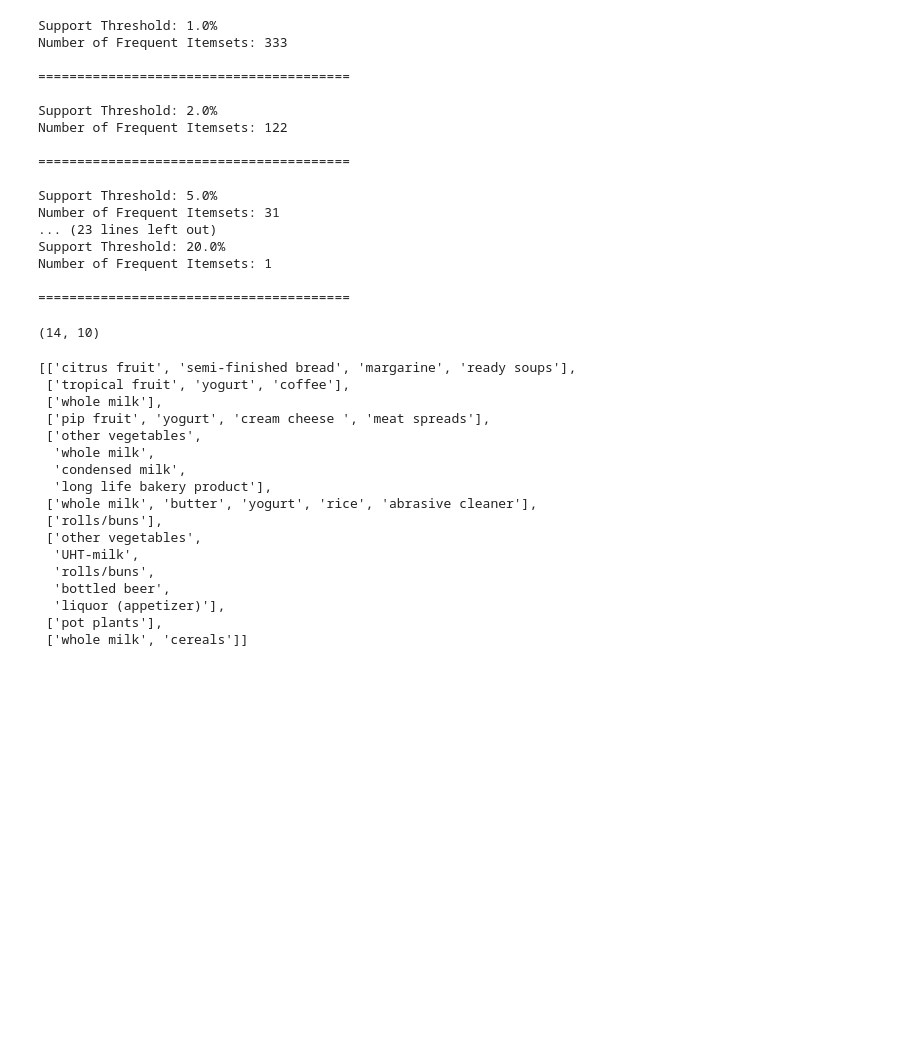
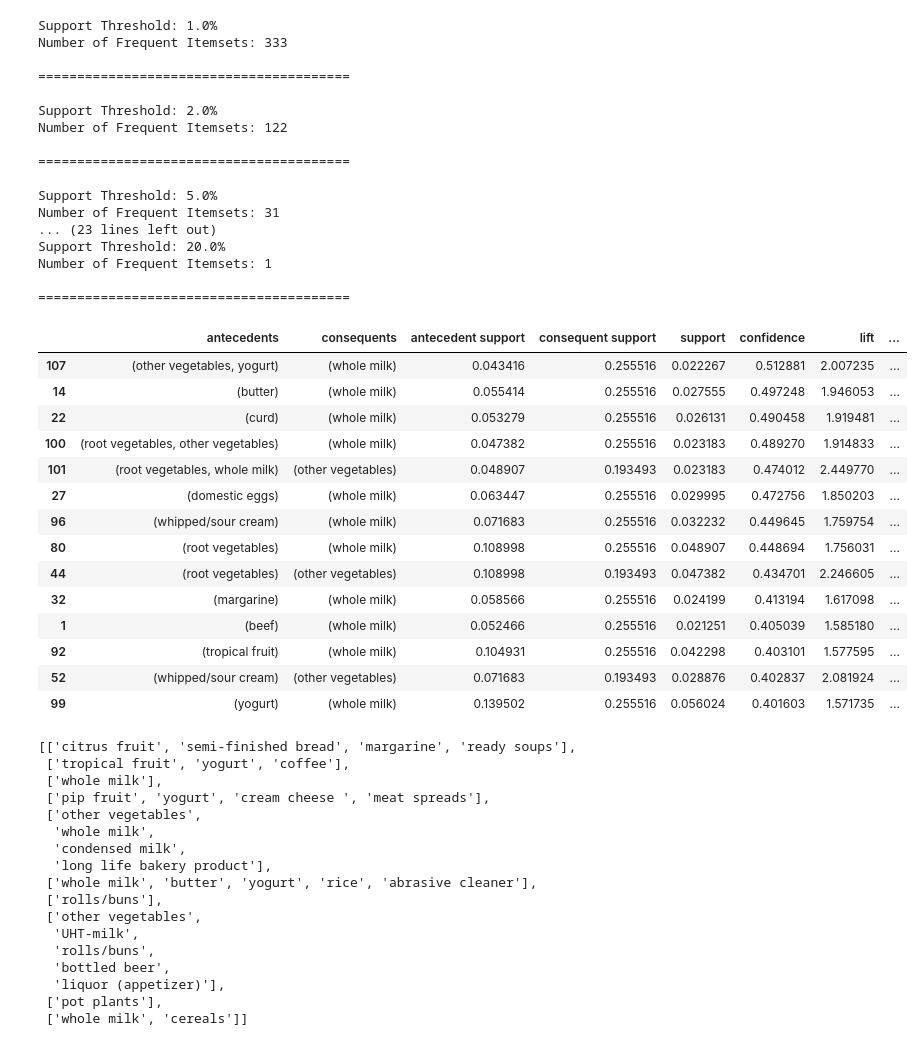
Before and after one commit to MarwaneData/Market-Basket-Analysis-Parameters, a Jupyter notebook: code.ipynb, the cells around one changed output. Saved outputs shown, nothing was run; the diff lists cells and outputs as text; code cells hidden in the pictures; blank space fills up the shorter version.

```diff
--- a/code.ipynb
+++ b/code.ipynb
@@ -126,22 +149,36 @@ Number of Frequent Itemsets: 1
 # %%
 # Use Apriori to find frequent item sets
 frequent_itemsets = apriori(oht, min_support=0.021, use_colnames=True)
 
 # Find association rules
 association_rules_df = association_rules(frequent_itemsets, metric='lift', min_threshold=1)
 min_confidence = 0.4
 min_lift = 1
 min_length = 1
 
 filtered_rules = association_rules_df[
     (association_rules_df['confidence'] >= min_confidence) &
     (association_rules_df['lift'] >= min_lift) &
     (association_rules_df['antecedents'].apply(lambda x: len(x)) >= min_length)
 ]
 
 # Display the filtered association rules sorted by confidence
 filtered_rules = filtered_rules.sort_values(by=['confidence'], ascending=False)
-filtered_rules.shape
+filtered_rules
 # %% [output]
-(14, 10)
+|  | antecedents | consequents | antecedent support | consequent support | support | confidence | lift | ... |
+| 107 | (other vegetables, yogurt) | (whole milk) | 0.043416 | 0.255516 | 0.022267 | 0.512881 | 2.007235 | ... |
+| 14 | (butter) | (whole milk) | 0.055414 | 0.255516 | 0.027555 | 0.497248 | 1.946053 | ... |
+| 22 | (curd) | (whole milk) | 0.053279 | 0.255516 | 0.026131 | 0.490458 | 1.919481 | ... |
+| 100 | (root vegetables, other vegetables) | (whole milk) | 0.047382 | 0.255516 | 0.023183 | 0.489270 | 1.914833 | ... |
+| 101 | (root vegetables, whole milk) | (other vegetables) | 0.048907 | 0.193493 | 0.023183 | 0.474012 | 2.449770 | ... |
+| 27 | (domestic eggs) | (whole milk) | 0.063447 | 0.255516 | 0.029995 | 0.472756 | 1.850203 | ... |
+| 96 | (whipped/sour cream) | (whole milk) | 0.071683 | 0.255516 | 0.032232 | 0.449645 | 1.759754 | ... |
+| 80 | (root vegetables) | (whole milk) | 0.108998 | 0.255516 | 0.048907 | 0.448694 | 1.756031 | ... |
+| 44 | (root vegetables) | (other vegetables) | 0.108998 | 0.193493 | 0.047382 | 0.434701 | 2.246605 | ... |
+| 32 | (margarine) | (whole milk) | 0.058566 | 0.255516 | 0.024199 | 0.413194 | 1.617098 | ... |
+| 1 | (beef) | (whole milk) | 0.052466 | 0.255516 | 0.021251 | 0.405039 | 1.585180 | ... |
+| 92 | (tropical fruit) | (whole milk) | 0.104931 | 0.255516 | 0.042298 | 0.403101 | 1.577595 | ... |
+| 52 | (whipped/sour cream) | (other vegetables) | 0.071683 | 0.193493 | 0.028876 | 0.402837 | 2.081924 | ... |
+| 99 | (yogurt) | (whole milk) | 0.139502 | 0.255516 | 0.056024 | 0.401603 | 1.571735 | ... |
 # %%
```
Also changed, not shown: parts of 20 cells of this notebook, 2 other files.
